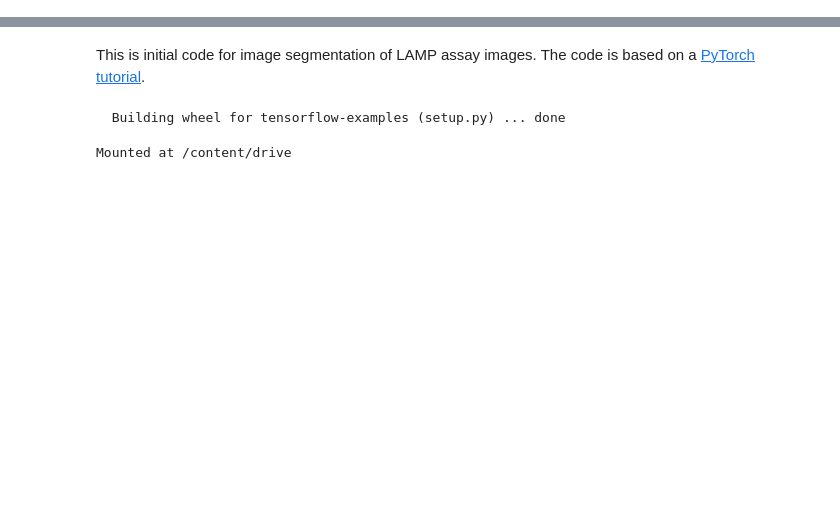
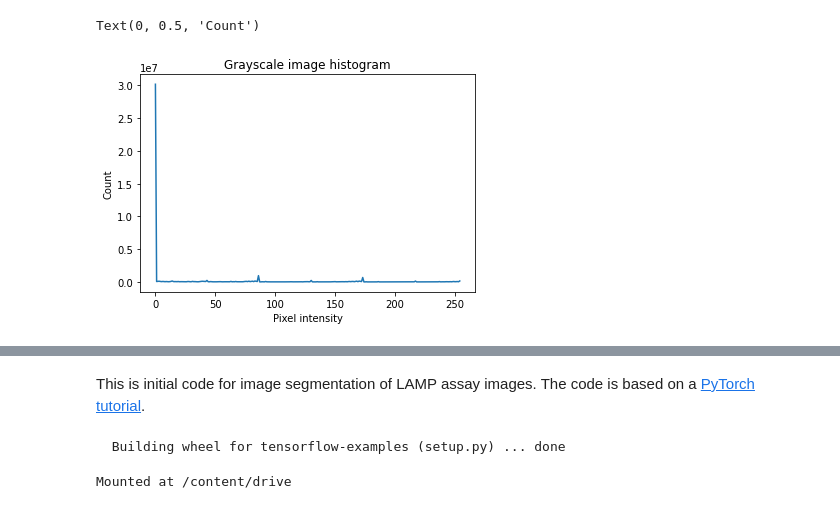
Before and after one commit to ncsu-landscape-dynamics/LAMP_assay_automation, a Jupyter notebook: PyTorchImSeg.ipynb, the cells around one changed output, grey strips where cells are left out. Saved outputs shown, nothing was run; the diff lists cells and outputs as text; code cells hidden in the pictures; blank space fills up the shorter version.

```diff
--- a/PyTorchImSeg.ipynb
+++ b/PyTorchImSeg.ipynb
@@ -2,0 +109,9 @@
+# %%
+counts, vals = np.histogram(sc_im, bins=range(2 ** 8))
+plt.plot(range(0, (2 ** 8) - 1), counts)
+plt.title('Grayscale image histogram')
+plt.xlabel('Pixel intensity')
+plt.ylabel('Count')
+# %% [output]
+Text(0, 0.5, 'Count')
+[figure, added]
```
Also changed, not shown: parts of 31 cells of this notebook.
